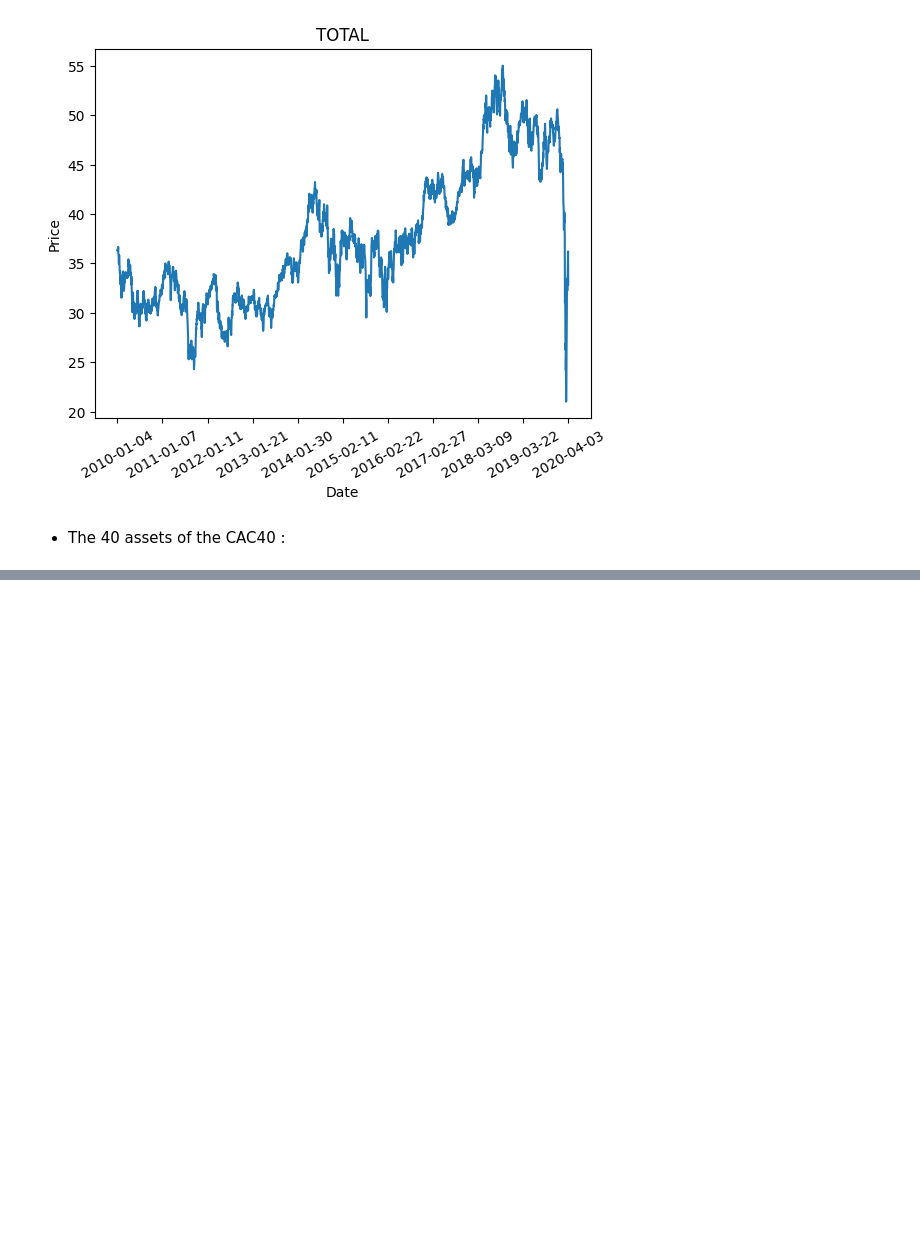
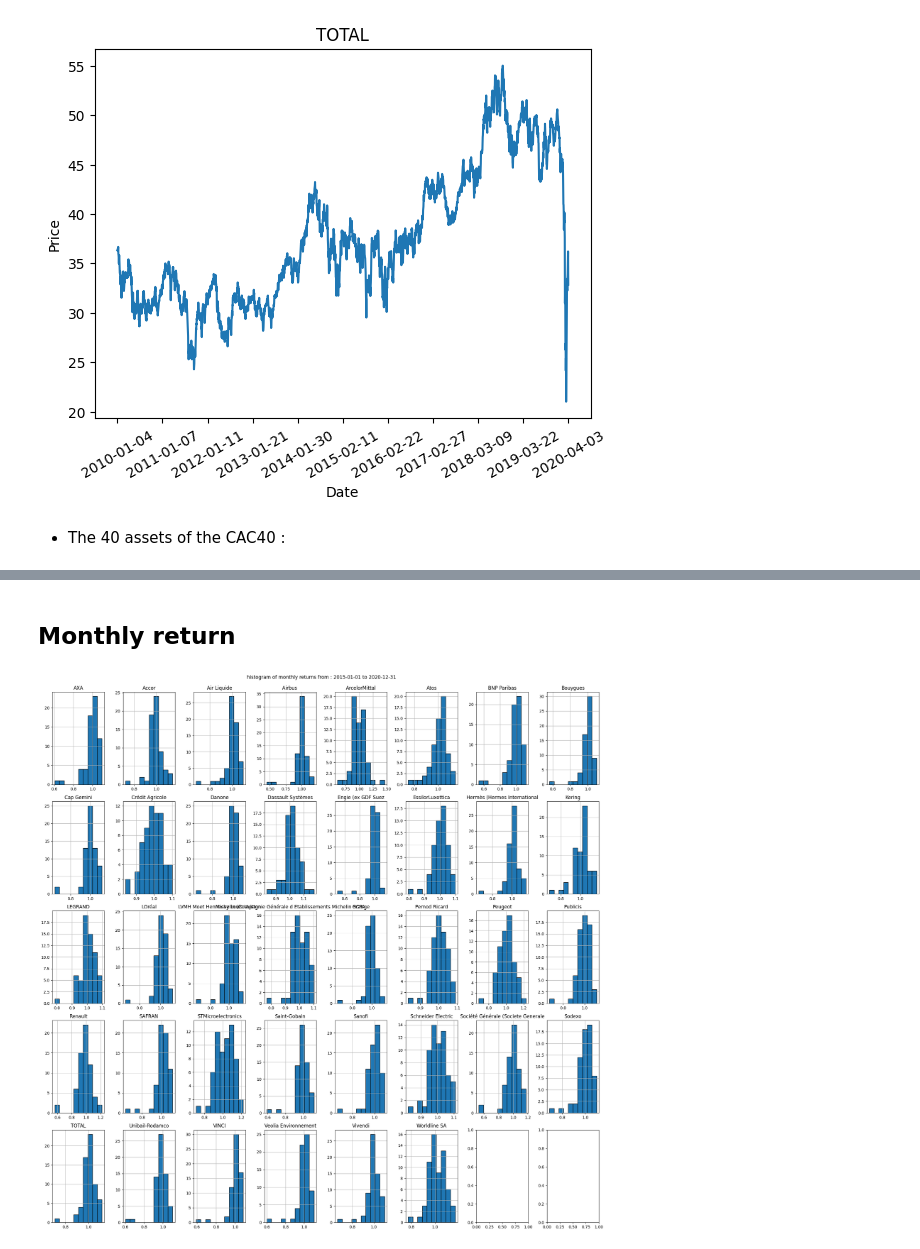
Before and after one commit to hedsto/Markovitz-Efficient-Portofolio-CAPM, a Jupyter notebook: markovitz_efficient_portfolio_optimization.ipynb, the cells around one changed output, grey strips where cells are left out. Saved outputs shown, nothing was run; the diff lists cells and outputs as text; code cells hidden in the pictures; blank space fills up the shorter version.

```diff
--- a/markovitz_efficient_portfolio_optimization.ipynb
+++ b/markovitz_efficient_portfolio_optimization.ipynb
@@ -146,0 +172,30 @@ Worldline SA
+# %% [markdown]
+## Monthly return
+# %%
+start_date = "2015-01-01"
+end_date = "2020-12-31"
+
+CAC40_year = CAC40[(CAC40.Date >= start_date) & (CAC40.Date <= end_date)].reset_index(drop = True)
+CAC40_year.Date = pd.to_datetime(CAC40_year.Date)
+CAC40_year = CAC40_year.set_index('Date')
+CAC40_monthly_return = CAC40_year.iloc[:,0:].resample('ME').mean().pct_change() + 1
+
+CAC40_monthly_return = CAC40_monthly_return.dropna().reset_index(drop=True, inplace=False)
+# %%
+fig, axs = plt.subplots(5, 8, figsize=(20, 20))
+
+for i, column in enumerate(CAC40_monthly_return.columns):
+    row = i // 8
+    col = i % 8
+    axs[row, col].hist(CAC40_monthly_return[column].dropna(), bins=10, edgecolor='black')
+    axs[row, col].set_title(f'{column}')
+    axs[row, col].grid(True)
+
+plt.tight_layout()
+
+plt.suptitle('histogram of monthly returns from : ' + start_date + ' to ' + end_date)
+plt.subplots_adjust(top=0.95)
+
+plt.show()
+# %% [output]
+[figure, added]
```
Also changed, not shown: parts of 25 cells of this notebook.
